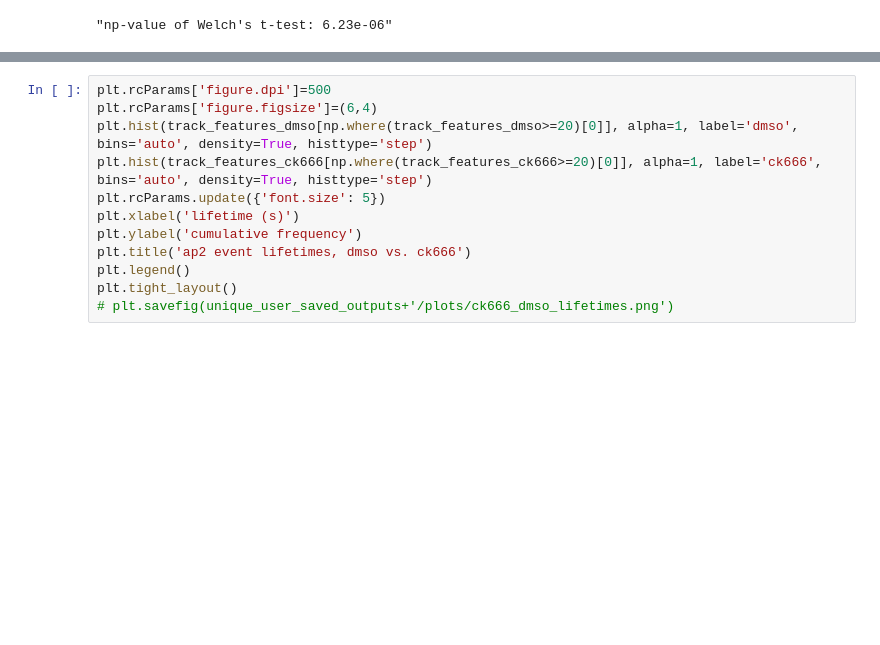
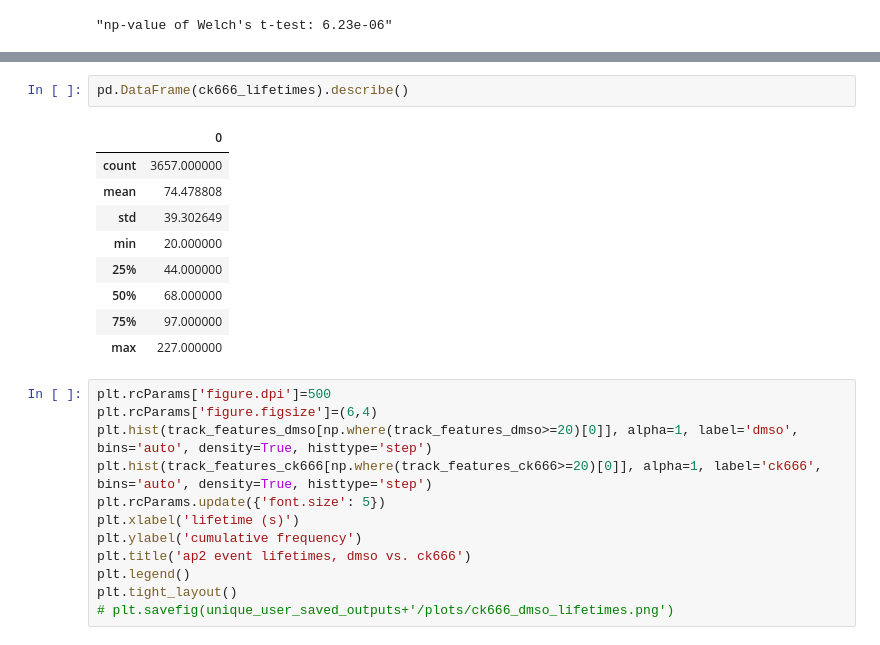
Before and after one commit to DrubinBarnes/Jin_Shirazinejad_et_al_branched_actin_manuscript, a Jupyter notebook: analysis/simplified_workflow_20220211/nb08d_compare_dmso_ck666_dnm2pos_event_lifetimes.ipynb, the cells around one changed output, grey strips where cells are left out. Drawn from its saved outputs; the diff is of its cells as text; blank space fills up the shorter version.

```diff
--- a/analysis/simplified_workflow_20220211/nb08d_compare_dmso_ck666_dnm2pos_event_lifetimes.ipynb
+++ b/analysis/simplified_workflow_20220211/nb08d_compare_dmso_ck666_dnm2pos_event_lifetimes.ipynb
@@ -213,3 +228,15 @@ plt.savefig(unique_user_saved_outputs+'/plots/ck666_dmso_lifetimes.png')
+# %%
+pd.DataFrame(ck666_lifetimes).describe()
+# %% [output]
+|  | 0 |
+| count | 3657.000000 |
+| mean | 74.478808 |
+| std | 39.302649 |
+| min | 20.000000 |
+| 25% | 44.000000 |
+| 50% | 68.000000 |
+| 75% | 97.000000 |
+| max | 227.000000 |
 # %%
 plt.rcParams['figure.dpi']=500
 plt.rcParams['figure.figsize']=(6,4)
```
Also changed, not shown: parts of 3 cells of this notebook, 7 other files.
